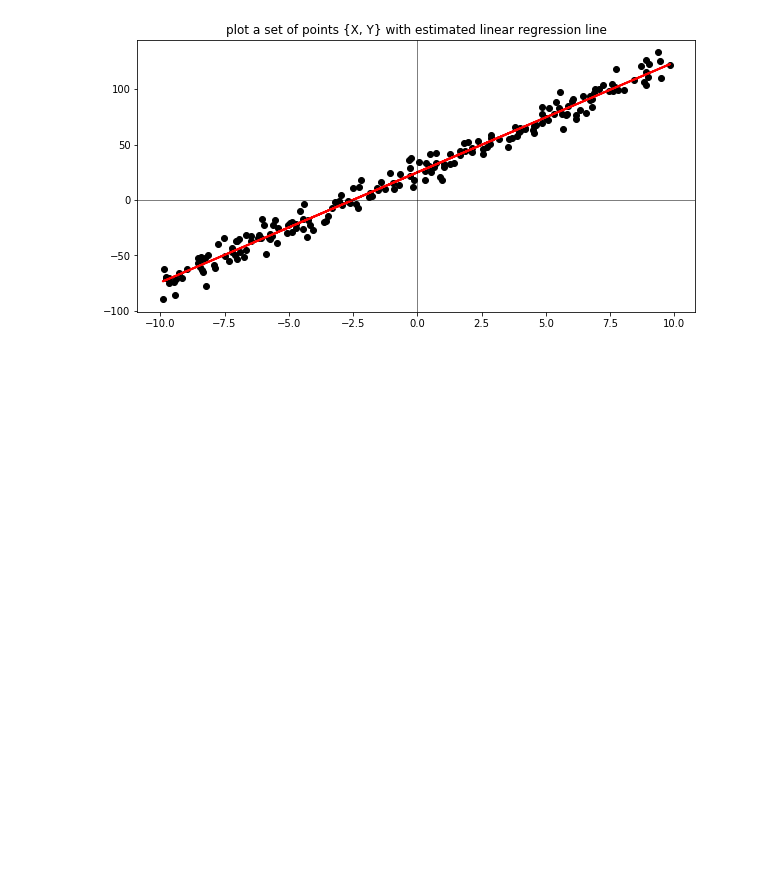
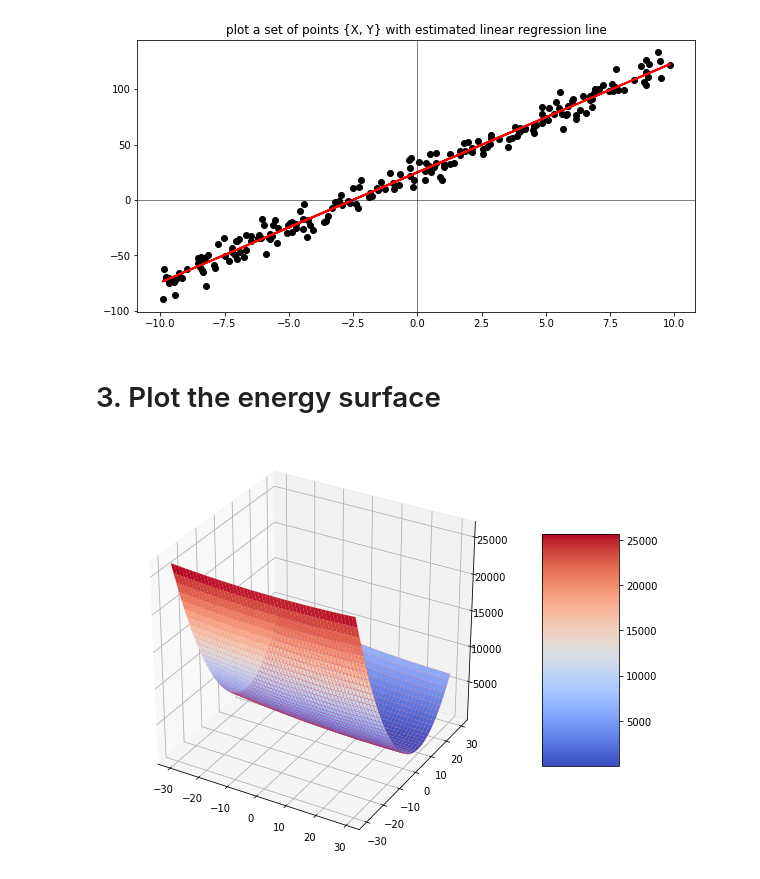
Before and after one commit to BaeHyungjun/2020-1-MachineLearning, a Jupyter notebook: 20152410_배형준_머신러닝_과제3.ipynb, the cells around one changed output. Cells and saved outputs as stored; diff of their text form; code cells hidden in the pictures; blank space fills up the shorter version.

Commit message:
Assignment 3-2
make a plot of energy surface calculated by meshgrid between theta0 and theta1

태어나서 처음으로 3d plot을 출력해보았다!

```diff
--- a/20152410_배형준_머신러닝_과제3.ipynb
+++ b/20152410_배형준_머신러닝_과제3.ipynb
@@ -121,3 +120,5 @@ plt.title('plot a set of points {X, Y} with estimated linear regression line')
 plt.show()
 # %% [output]
 [figure]
+# %% [markdown]
+# 3. Plot the energy surface
@@ -123,0 +129,26 @@ plt.show()
+# %%
+# make 2 axis
+
+theta0_ax = np.arange(-30, 30, 0.1)
+theta1_ax = np.arange(-30, 30, 0.1)
+theta0_ax, theta1_ax = np.meshgrid(theta0_ax, theta1_ax)
+# %%
+energy = np.zeros((600, 600))
+# %%
+for i in range(600):
+    for j in range(600):
+        energy[i, j] = np.sum((theta0_ax[i, j] + theta1_ax[i, j] * X - Y)**2) / (2*len(Y))
+# %%
+# 태어나서 처음으로 3d plot 출력하는 중
+
+fig = plt.figure(figsize=(8, 6))
+ax = fig.add_subplot(111, projection='3d')
+
+surf = ax.plot_surface(theta0_ax, theta1_ax, energy, cmap='coolwarm', linewidth=0.5, antialiased=True)
+# antialiased=True : 투시를 좀 더 잘 되게 해서 그래프를 좀 더 부드럽게 만들어주는 역할인듯
+wire = ax.plot_wireframe(theta0_ax, theta1_ax, energy ,color='r', linewidth=0.1) # energy 그래프의 격자
+fig.colorbar(surf, shrink=1, aspect=3) # shrink, aspect : colorbar 크기
+fig.tight_layout() # 명시된 여백에 관련된 서브플랏 파라미터를 자동으로 조정
+plt.show()
+# %% [output]
+[figure, added]
```
Also changed, not shown: parts of 5 cells of this notebook.
